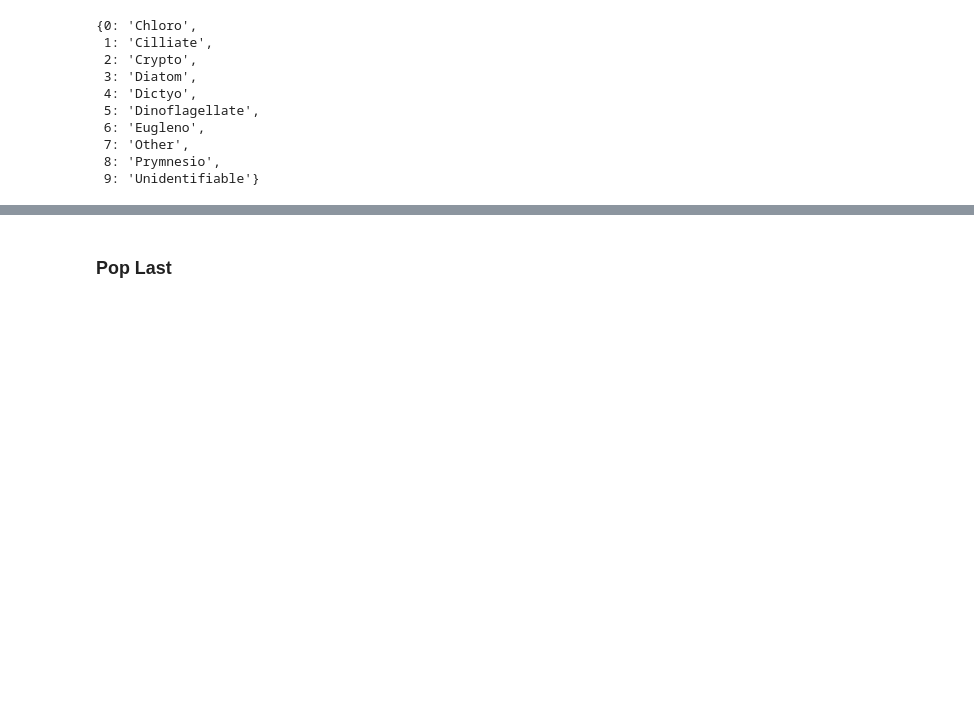
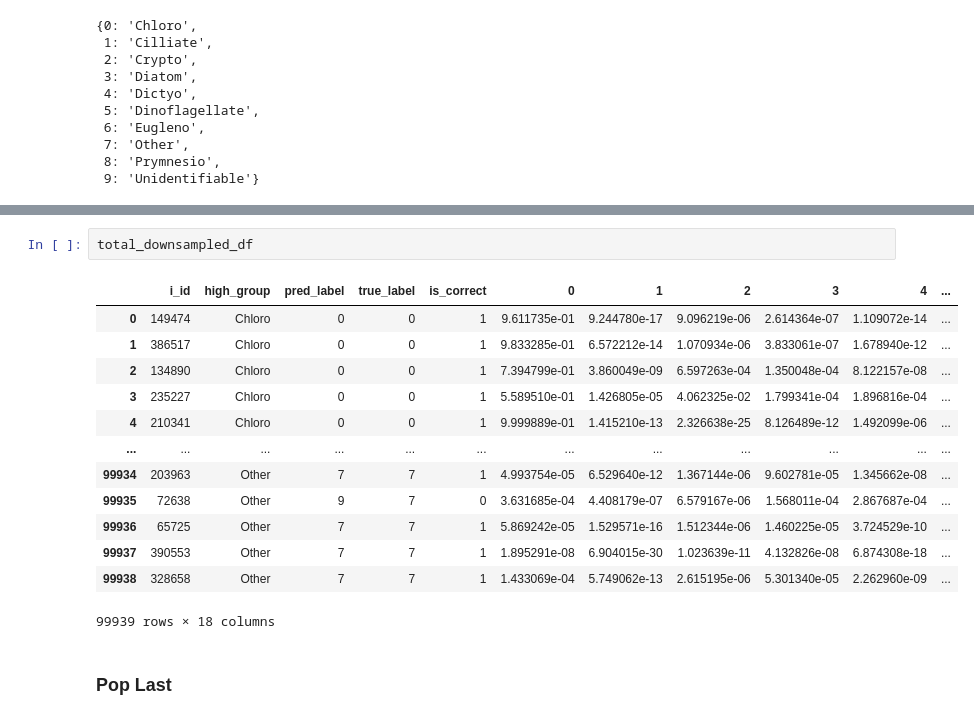
Before and after one commit to chandlerault/PIVOT, a Jupyter notebook: notebooks/Parallelized_Feature_Vectors.ipynb, the cells around one changed output, grey strips where cells are left out. Saved outputs shown, nothing was run; the diff lists cells and outputs as text; blank space fills up the shorter version.

```diff
--- a/notebooks/Parallelized_Feature_Vectors.ipynb
+++ b/notebooks/Parallelized_Feature_Vectors.ipynb
@@ -286,2 +299,18 @@ array([0, 1, 2, 3, 4, 5, 6, 7, 8, 9], dtype=int64)
+# %%
+total_downsampled_df
+# %% [output]
+|  | i_id | high_group | pred_label | true_label | is_correct | 0 | 1 | 2 | 3 | 4 | ... |
+| 0 | 149474 | Chloro | 0 | 0 | 1 | 9.611735e-01 | 9.244780e-17 | 9.096219e-06 | 2.614364e-07 | 1.109072e-14 | ... |
+| 1 | 386517 | Chloro | 0 | 0 | 1 | 9.833285e-01 | 6.572212e-14 | 1.070934e-06 | 3.833061e-07 | 1.678940e-12 | ... |
+| 2 | 134890 | Chloro | 0 | 0 | 1 | 7.394799e-01 | 3.860049e-09 | 6.597263e-04 | 1.350048e-04 | 8.122157e-08 | ... |
+| 3 | 235227 | Chloro | 0 | 0 | 1 | 5.589510e-01 | 1.426805e-05 | 4.062325e-02 | 1.799341e-04 | 1.896816e-04 | ... |
+| 4 | 210341 | Chloro | 0 | 0 | 1 | 9.999889e-01 | 1.415210e-13 | 2.326638e-25 | 8.126489e-12 | 1.492099e-06 | ... |
+| ... | ... | ... | ... | ... | ... | ... | ... | ... | ... | ... | ... |
+| 99934 | 203963 | Other | 7 | 7 | 1 | 4.993754e-05 | 6.529640e-12 | 1.367144e-06 | 9.602781e-05 | 1.345662e-08 | ... |
+| 99935 | 72638 | Other | 9 | 7 | 0 | 3.631685e-04 | 4.408179e-07 | 6.579167e-06 | 1.568011e-04 | 2.867687e-04 | ... |
+| 99936 | 65725 | Other | 7 | 7 | 1 | 5.869242e-05 | 1.529571e-16 | 1.512344e-06 | 1.460225e-05 | 3.724529e-10 | ... |
+| 99937 | 390553 | Other | 7 | 7 | 1 | 1.895291e-08 | 6.904015e-30 | 1.023639e-11 | 4.132826e-08 | 6.874308e-18 | ... |
+| 99938 | 328658 | Other | 7 | 7 | 1 | 1.433069e-04 | 5.749062e-13 | 2.615195e-06 | 5.301340e-05 | 2.262960e-09 | ... |
+99939 rows × 18 columns
 # %% [markdown]
 ### Pop Last
```
Also changed, not shown: parts of 12 cells of this notebook, 5 other files.
